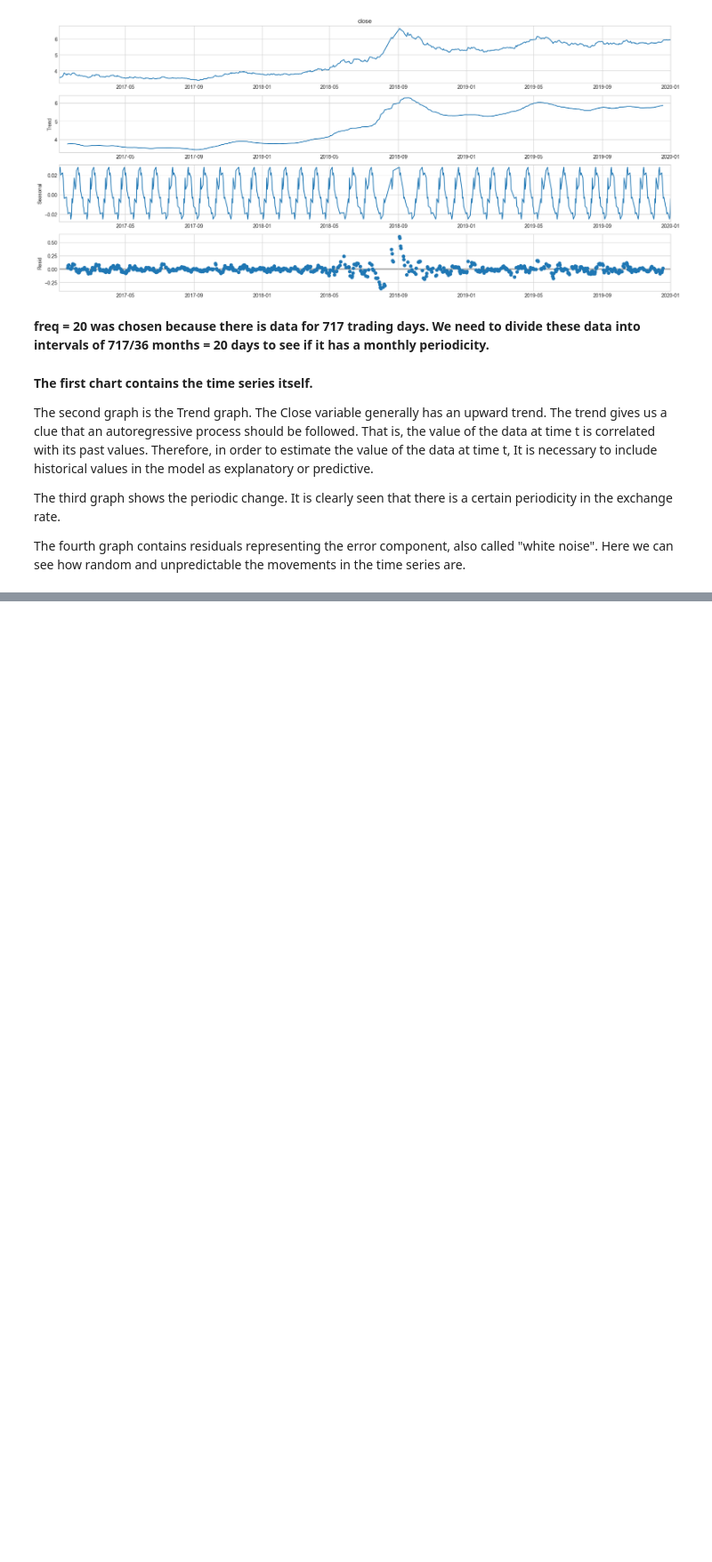
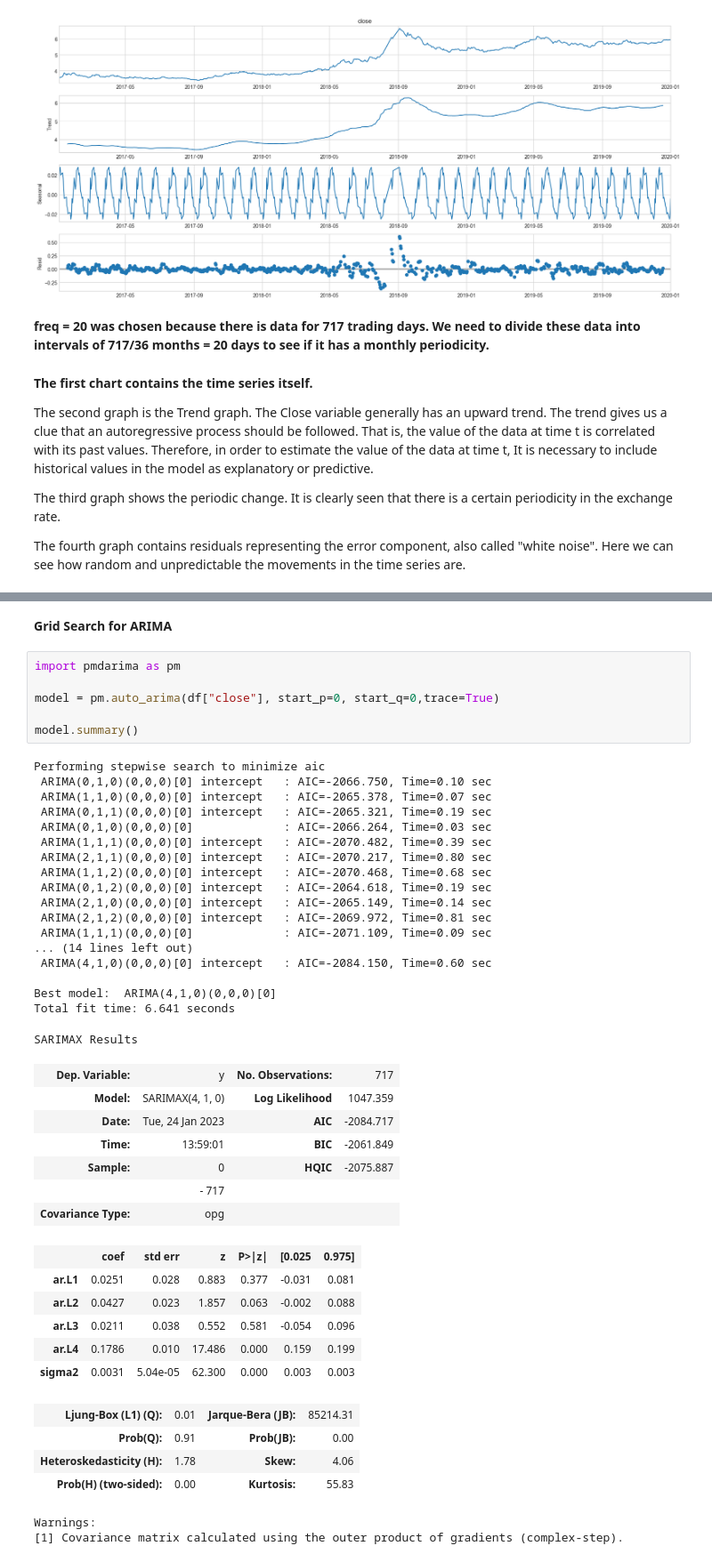
Before and after one commit to batuhanmtl/Time-Series-Analysis, a Jupyter notebook: Univariate Regression/ExchangeRatePrediction.ipynb, the cells around one changed output, grey strips where cells are left out. Shown at 89% size. Cells and saved outputs as stored; diff of their text form; blank space fills up the shorter version.

```diff
--- a/Univariate Regression/ExchangeRatePrediction.ipynb
+++ b/Univariate Regression/ExchangeRatePrediction.ipynb
@@ -260,0 +261,46 @@ sd_result.plot()
+# %% [markdown]
+<b>Grid Search for ARIMA<b>
+# %%
+import pmdarima as pm
+
+model = pm.auto_arima(df["close"], start_p=0, start_q=0,trace=True)
+
+model.summary()
+# %% [output]
+Performing stepwise search to minimize aic
+ ARIMA(0,1,0)(0,0,0)[0] intercept   : AIC=-2066.750, Time=0.10 sec
+ ARIMA(1,1,0)(0,0,0)[0] intercept   : AIC=-2065.378, Time=0.07 sec
+ ARIMA(0,1,1)(0,0,0)[0] intercept   : AIC=-2065.321, Time=0.19 sec
+ ARIMA(0,1,0)(0,0,0)[0]             : AIC=-2066.264, Time=0.03 sec
+ ARIMA(1,1,1)(0,0,0)[0] intercept   : AIC=-2070.482, Time=0.39 sec
+ ARIMA(2,1,1)(0,0,0)[0] intercept   : AIC=-2070.217, Time=0.80 sec
+ ARIMA(1,1,2)(0,0,0)[0] intercept   : AIC=-2070.468, Time=0.68 sec
+ ARIMA(0,1,2)(0,0,0)[0] intercept   : AIC=-2064.618, Time=0.19 sec
+ ARIMA(2,1,0)(0,0,0)[0] intercept   : AIC=-2065.149, Time=0.14 sec
+ ARIMA(2,1,2)(0,0,0)[0] intercept   : AIC=-2069.972, Time=0.81 sec
+ ARIMA(1,1,1)(0,0,0)[0]             : AIC=-2071.109, Time=0.09 sec
+... (14 lines left out)
+ ARIMA(4,1,0)(0,0,0)[0] intercept   : AIC=-2084.150, Time=0.60 sec
+
+Best model:  ARIMA(4,1,0)(0,0,0)[0]
+Total fit time: 6.641 seconds
+SARIMAX Results
+| Dep. Variable: | y | No. Observations: | 717 |
+| Model: | SARIMAX(4, 1, 0) | Log Likelihood | 1047.359 |
+| Date: | Tue, 24 Jan 2023 | AIC | -2084.717 |
+| Time: | 13:59:01 | BIC | -2061.849 |
+| Sample: | 0 | HQIC | -2075.887 |
+|  | - 717 |  |  |
+| Covariance Type: | opg |  |  |
+|  | coef | std err | z | P>|z| | [0.025 | 0.975] |
+| ar.L1 | 0.0251 | 0.028 | 0.883 | 0.377 | -0.031 | 0.081 |
+| ar.L2 | 0.0427 | 0.023 | 1.857 | 0.063 | -0.002 | 0.088 |
+| ar.L3 | 0.0211 | 0.038 | 0.552 | 0.581 | -0.054 | 0.096 |
+| ar.L4 | 0.1786 | 0.010 | 17.486 | 0.000 | 0.159 | 0.199 |
+| sigma2 | 0.0031 | 5.04e-05 | 62.300 | 0.000 | 0.003 | 0.003 |
+| Ljung-Box (L1) (Q): | 0.01 | Jarque-Bera (JB): | 85214.31 |
+| Prob(Q): | 0.91 | Prob(JB): | 0.00 |
+| Heteroskedasticity (H): | 1.78 | Skew: | 4.06 |
+| Prob(H) (two-sided): | 0.00 | Kurtosis: | 55.83 |
+Warnings:
+[1] Covariance matrix calculated using the outer product of gradients (complex-step).
```
Also changed, not shown: parts of 4 cells of this notebook.
